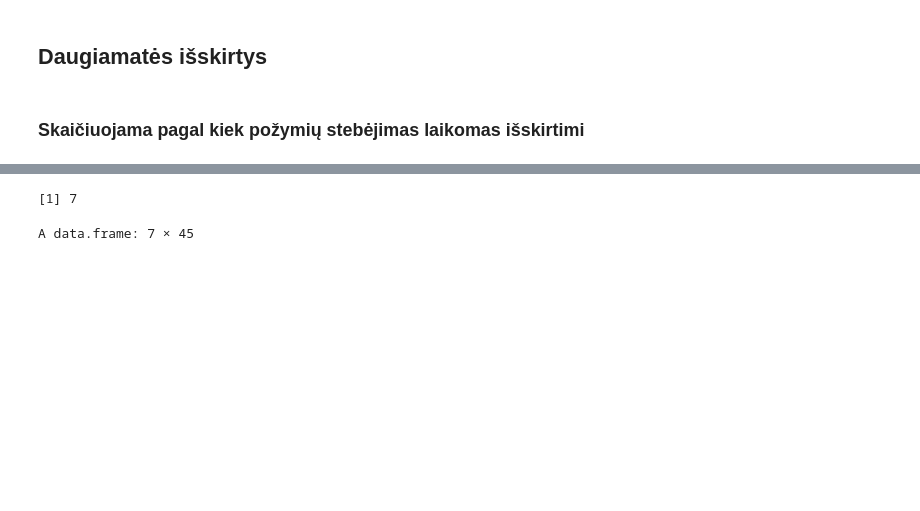
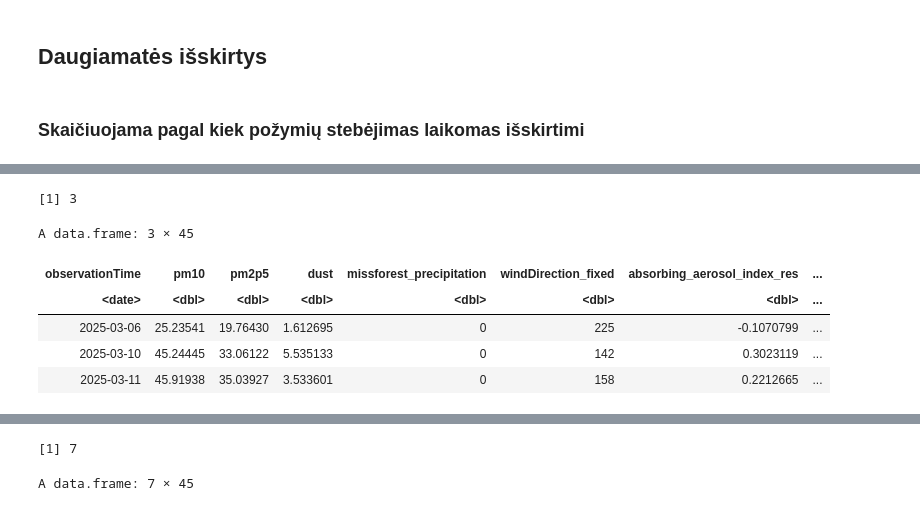
Before and after one commit to rugcer04/Duomenu_mokslo_projektas, a Jupyter notebook: code/R/EDA/outliers2.ipynb, the cells around one changed output, grey strips where cells are left out. Cells and saved outputs as stored; diff of their text form; code cells hidden in the pictures; blank space fills up the shorter version.

```diff
--- a/code/R/EDA/outliers2.ipynb
+++ b/code/R/EDA/outliers2.ipynb
@@ -433,0 +485,14 @@ data_outlier_info <- data_outlier_info %>%
+# %%
+outliers_5 <- data_outlier_info %>%
+  filter(outlier_dim == 5)
+
+nrow(outliers_5)
+outliers_5
+# %% [output]
+[1] 3
+A data.frame: 3 × 45
+| observationTime | pm10 | pm2p5 | dust | missforest_precipitation | windDirection_fixed | absorbing_aerosol_index_res | ... |
+| <date> | <dbl> | <dbl> | <dbl> | <dbl> | <dbl> | <dbl> | ... |
+| 2025-03-06 | 25.23541 | 19.76430 | 1.612695 | 0 | 225 | -0.1070799 | ... |
+| 2025-03-10 | 45.24445 | 33.06122 | 5.535133 | 0 | 142 | 0.3023119 | ... |
+| 2025-03-11 | 45.91938 | 35.03927 | 3.533601 | 0 | 158 | 0.2212665 | ... |
```
Also changed, not shown: parts of 9 cells of this notebook.
